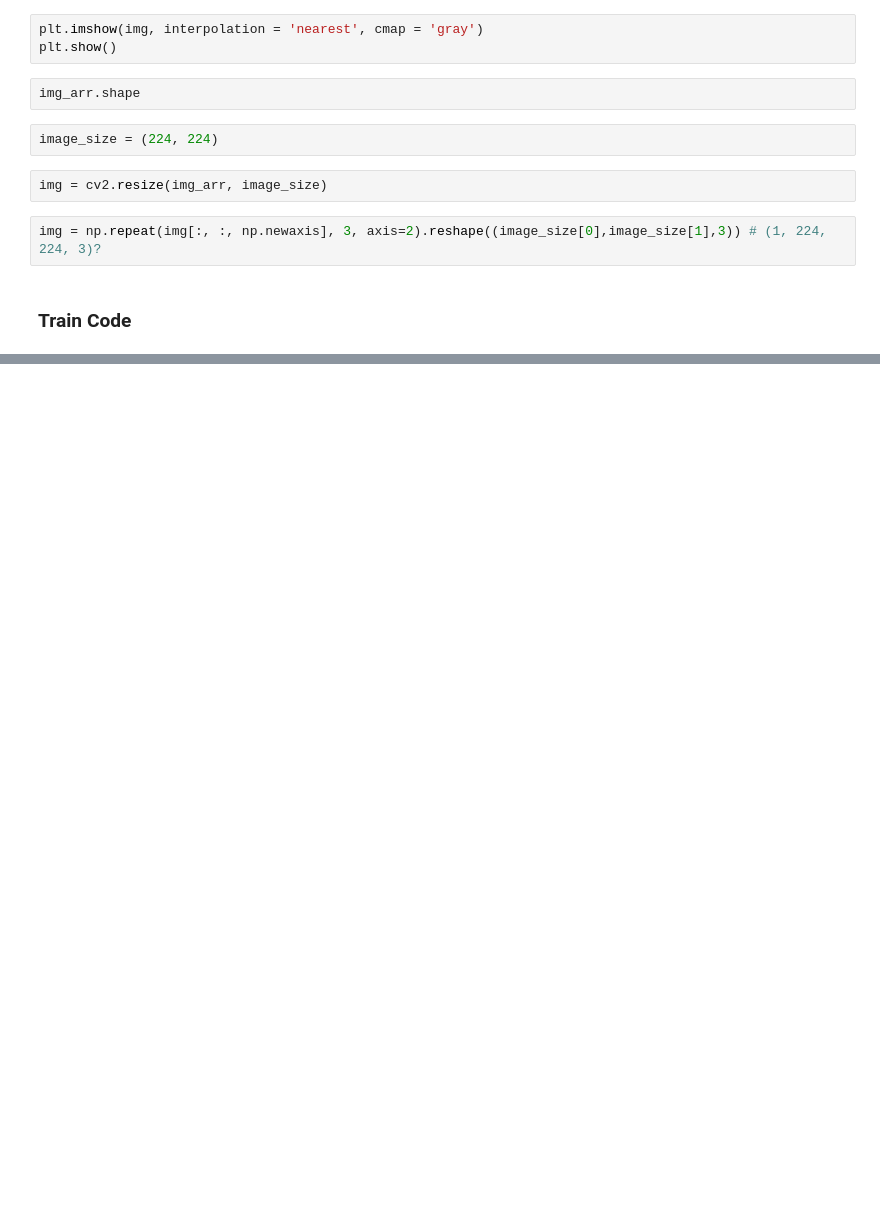
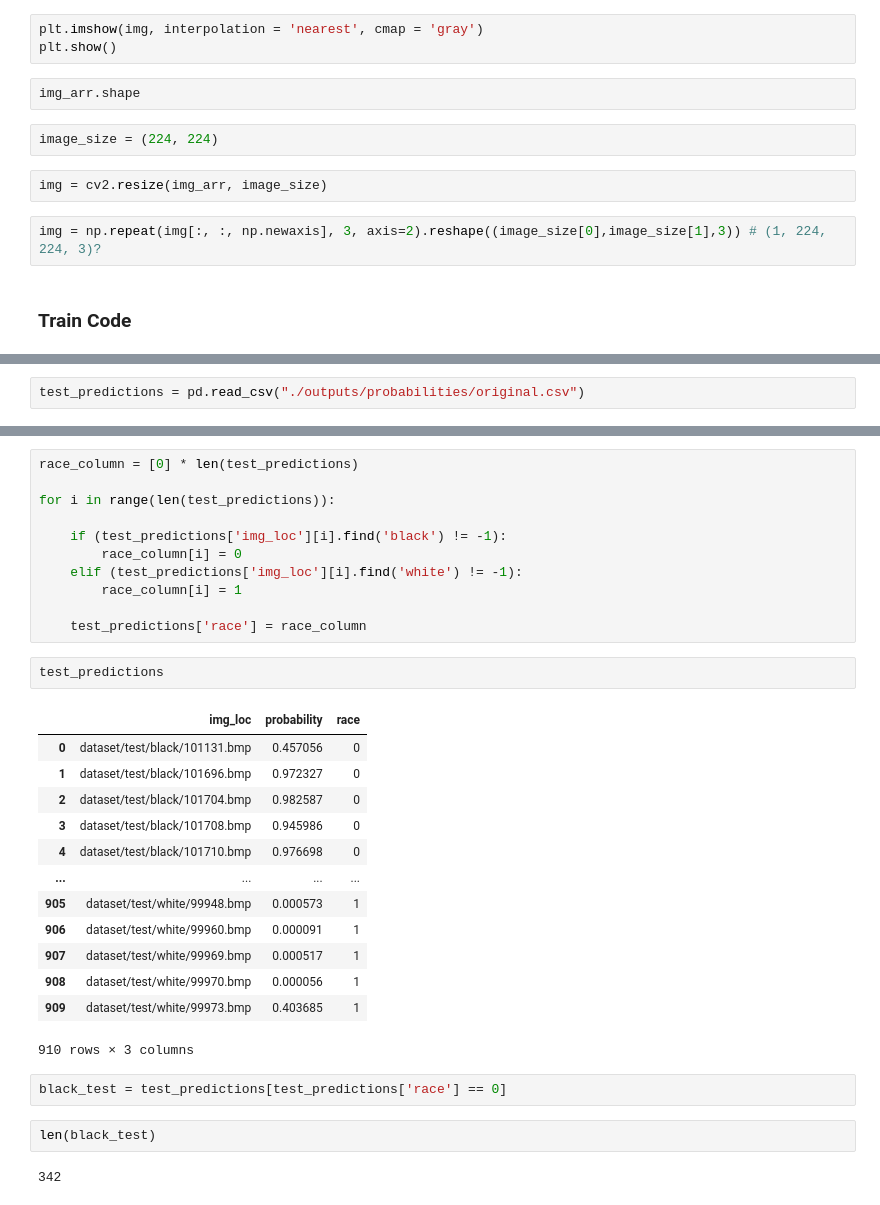
Before and after one commit to Centrattic/race, a Jupyter notebook: classifier_experiments/train.ipynb, the cells around one changed output, grey strips where cells are left out. Drawn from its saved outputs; the diff is of its cells as text; blank space fills up the shorter version.

Commit message:
saving output 1 from training

```diff
--- a/classifier_experiments/train.ipynb
+++ b/classifier_experiments/train.ipynb
@@ -337,0 +470,2 @@ channel 2channel 2
+# %%
+test_predictions = pd.read_csv("./outputs/probabilities/original.csv")
@@ -337,0 +488,33 @@ channel 2channel 2
+# %%
+race_column = [0] * len(test_predictions)
+
+for i in range(len(test_predictions)):
+
+    if (test_predictions['img_loc'][i].find('black') != -1):
+        race_column[i] = 0
+    elif (test_predictions['img_loc'][i].find('white') != -1):
+        race_column[i] = 1
+
+    test_predictions['race'] = race_column
+# %%
+test_predictions
+# %% [output]
+|  | img_loc | probability | race |
+| 0 | dataset/test/black/101131.bmp | 0.457056 | 0 |
+| 1 | dataset/test/black/101696.bmp | 0.972327 | 0 |
+| 2 | dataset/test/black/101704.bmp | 0.982587 | 0 |
+| 3 | dataset/test/black/101708.bmp | 0.945986 | 0 |
+| 4 | dataset/test/black/101710.bmp | 0.976698 | 0 |
+| ... | ... | ... | ... |
+| 905 | dataset/test/white/99948.bmp | 0.000573 | 1 |
+| 906 | dataset/test/white/99960.bmp | 0.000091 | 1 |
+| 907 | dataset/test/white/99969.bmp | 0.000517 | 1 |
+| 908 | dataset/test/white/99970.bmp | 0.000056 | 1 |
+| 909 | dataset/test/white/99973.bmp | 0.403685 | 1 |
+910 rows × 3 columns
+# %%
+black_test = test_predictions[test_predictions['race'] == 0]
+# %%
+len(black_test)
+# %% [output]
+342
```
Also changed, not shown: parts of 17 cells of this notebook, 2 other files.
